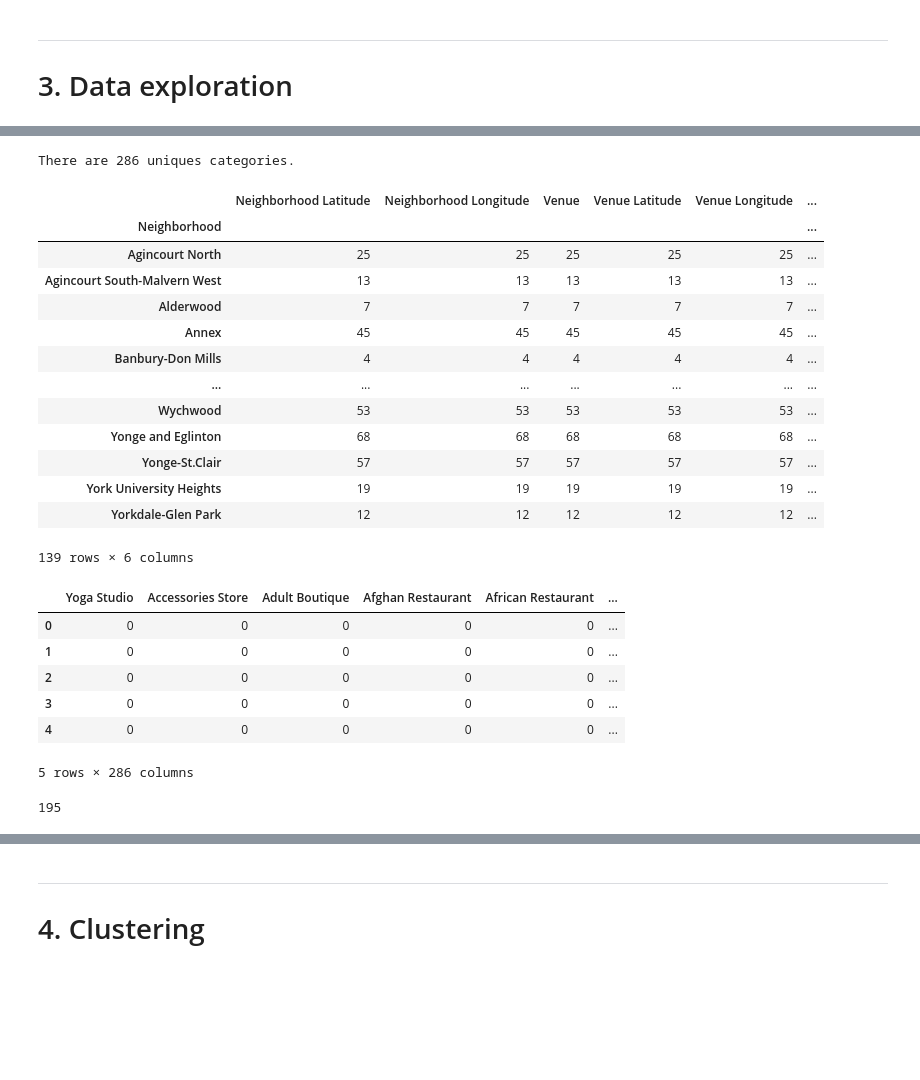
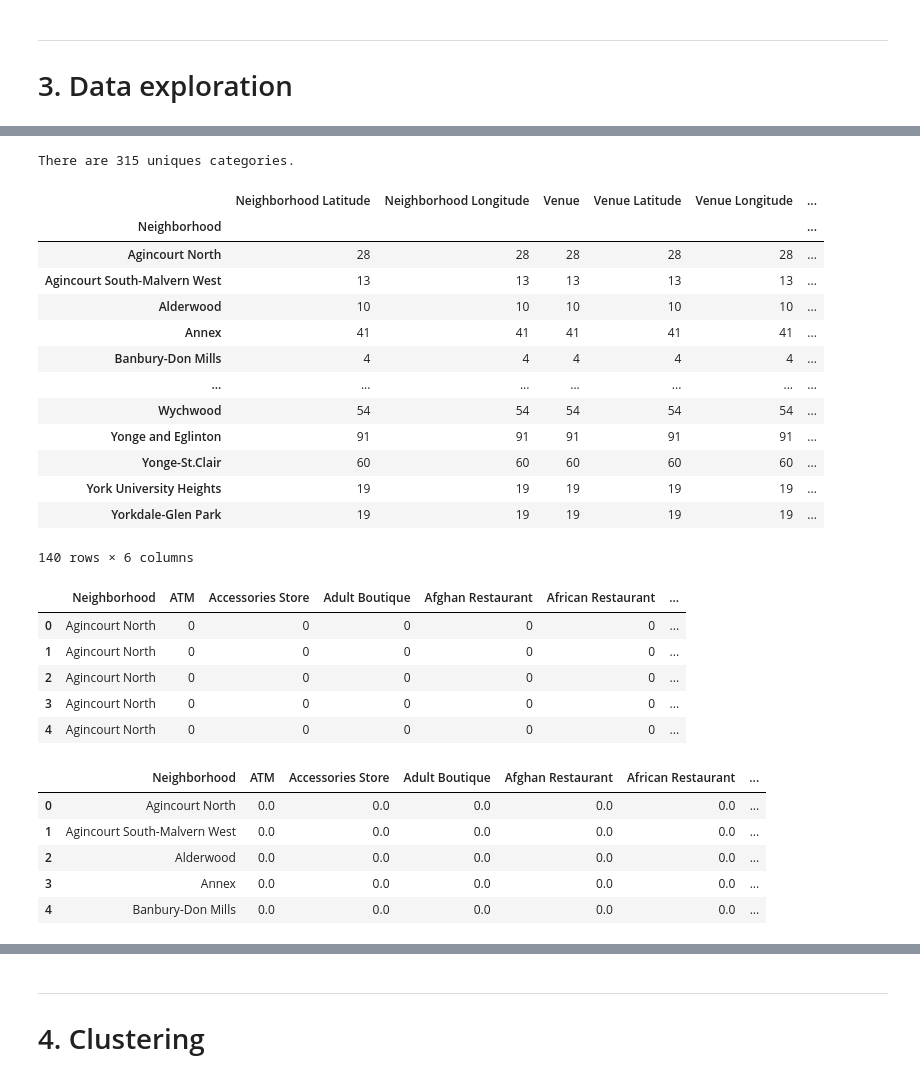
Before and after one commit to franperetti/Coursera_Capstone, a Jupyter notebook: Segmenting and Clustering Neighborhoods in Toronto.ipynb, the cells around one changed output, grey strips where cells are left out. Drawn from its saved outputs; the diff is of its cells as text; code cells hidden in the pictures; blank space fills up the shorter version.

Commit message:
Toronto notebook

```diff
--- a/Segmenting and Clustering Neighborhoods in Toronto.ipynb
+++ b/Segmenting and Clustering Neighborhoods in Toronto.ipynb
@@ -29,11 +28,21 @@ from bs4 import BeautifulSoup
 import ssl
 import re
 import pandas as pd
+pd.set_option('display.max_columns', None )
+# pd.set_option('display.max_rows', None)
+
 import numpy as np
 
 import requests
 import folium
 
+# Matplotlib and associated plotting modules
+import matplotlib.cm as cm
+import matplotlib.colors as colors
+
+# import k-means from clustering stage
+from sklearn.cluster import KMeans
+
 from geopy.geocoders import Nominatim
 # %%
 # Web scraping
@@ -97,6 +106,8 @@ toronto_df.drop ([4,5],  axis = 1, inplace = True)
 toronto_df.columns = ['CDN number','Neighborhood','Borough','Neigh_covered']
 toronto_df.drop_duplicates(inplace = True)
 
+toronto_df.replace('Bridle Path-Sunnybrook-York Mills', 'Bridle Path' , inplace = True)
+
 print(toronto_df.shape)
 toronto_df.head()
 # %% [output]
@@ -115,10 +126,10 @@ Find Coordinates of neighborhoods using GEOPY
 geolocator = Nominatim(user_agent="foursquare_agent")
 
 ll =[]
-for n in toronto_df['Neighbourhood'].to_list():
+for n in toronto_df['Neighborhood'].to_list():
   location = geolocator.geocode(n + ', Toronto, Canada')
 
-  # If there are no results from GEOPY, use first part of the Neighbourhoods names
+  # If there are no results from GEOPY, use first part of the Neighborhoods names
   if location == None:
     location = geolocator.geocode(n.split('-')[0] + ', Toronto, Canada')
 
@@ -137,9 +148,9 @@ for n in toronto_df['Neighbourhood'].to_list():
     if location == None:
       location = geolocator.geocode(n.split('-')[0].split(' ')[1] + ', Toronto, Canada')
 
-   # if nothing has been found so far, Try using the Neighbourhood_covered
+   # if nothing has been found so far, Try using the Neighborhood_covered
   if location == None:
-    location = geolocator.geocode( toronto_df.set_index('Neighbourhood').loc['Clanton Park']['Neigh_covered'] + ', Toronto, Canada')
+    location = geolocator.geocode( toronto_df.set_index('Neighborhood').loc['Clanton Park']['Neigh_covered'] + ', Toronto, Canada')
 
    # if nothing has been found so far, append [Nan, NaN]
   if location == None:
@@ -204,11 +216,11 @@ VERSION = '20180605' # Foursquare API version
 # From Foursquare Lab
 LIMIT = 100
 
-def getNearbyVenues(names, latitudes, longitudes, radius=500):
+def getNearbyVenues(names, latitudes, longitudes, radius=600):
 
     venues_list=[]
     for name, lat, lng in zip(names, latitudes, longitudes):
-        print(name)
+        # print(name)
 
         # create the API request URL
         url = 'https://api.foursquare.com/v2/venues/explore?&client_id={}&client_secret={}&v={}&ll={},{}&radius={}&limit={}'.format(
@@ -263,42 +293,48 @@ toronto_venues.head()
 print('There are {} uniques categories.'.format(len(toronto_venues['Venue Category'].unique())))
 toronto_venues.groupby('Neighborhood').count()
 # %% [output]
-There are 286 uniques categories.
+There are 315 uniques categories.
 |  | Neighborhood Latitude | Neighborhood Longitude | Venue | Venue Latitude | Venue Longitude | ... |
 | Neighborhood |  |  |  |  |  | ... |
-| Agincourt North | 25 | 25 | 25 | 25 | 25 | ... |
+| Agincourt North | 28 | 28 | 28 | 28 | 28 | ... |
 | Agincourt South-Malvern West | 13 | 13 | 13 | 13 | 13 | ... |
-| Alderwood | 7 | 7 | 7 | 7 | 7 | ... |
-| Annex | 45 | 45 | 45 | 45 | 45 | ... |
+| Alderwood | 10 | 10 | 10 | 10 | 10 | ... |
+| Annex | 41 | 41 | 41 | 41 | 41 | ... |
 | Banbury-Don Mills | 4 | 4 | 4 | 4 | 4 | ... |
 | ... | ... | ... | ... | ... | ... | ... |
-| Wychwood | 53 | 53 | 53 | 53 | 53 | ... |
-| Yonge and Eglinton | 68 | 68 | 68 | 68 | 68 | ... |
-| Yonge-St.Clair | 57 | 57 | 57 | 57 | 57 | ... |
+| Wychwood | 54 | 54 | 54 | 54 | 54 | ... |
+| Yonge and Eglinton | 91 | 91 | 91 | 91 | 91 | ... |
+| Yonge-St.Clair | 60 | 60 | 60 | 60 | 60 | ... |
 | York University Heights | 19 | 19 | 19 | 19 | 19 | ... |
-| Yorkdale-Glen Park | 12 | 12 | 12 | 12 | 12 | ... |
+| Yorkdale-Glen Park | 19 | 19 | 19 | 19 | 19 | ... |
-139 rows × 6 columns
+140 rows × 6 columns
 # %%
 # one hot encoding
 toronto_onehot = pd.get_dummies(toronto_venues[['Venue Category']], prefix="", prefix_sep="")
 
 # add neighborhood column back to dataframe
 toronto_onehot['Neighborhood'] = toronto_venues['Neighborhood']
 
 # move neighborhood column to the first column
-fixed_columns = [toronto_onehot.columns[-1]] + list(toronto_onehot.columns[:-1])
+criteria = [False if x == 'Neighborhood' else True for x in toronto_onehot.columns.to_list() ]
+fixed_columns = ['Neighborhood'] + toronto_onehot.columns[criteria].to_list()
 toronto_onehot = toronto_onehot[fixed_columns]
 
 toronto_onehot.head()
 # %% [output]
-|  | Yoga Studio | Accessories Store | Adult Boutique | Afghan Restaurant | African Restaurant | ... |
-| 0 | 0 | 0 | 0 | 0 | 0 | ... |
-| 1 | 0 | 0 | 0 | 0 | 0 | ... |
-| 2 | 0 | 0 | 0 | 0 | 0 | ... |
-| 3 | 0 | 0 | 0 | 0 | 0 | ... |
-| 4 | 0 | 0 | 0 | 0 | 0 | ... |
+|  | Neighborhood | ATM | Accessories Store | Adult Boutique | Afghan Restaurant | African Restaurant | ... |
+| 0 | Agincourt North | 0 | 0 | 0 | 0 | 0 | ... |
+| 1 | Agincourt North | 0 | 0 | 0 | 0 | 0 | ... |
+| 2 | Agincourt North | 0 | 0 | 0 | 0 | 0 | ... |
+| 3 | Agincourt North | 0 | 0 | 0 | 0 | 0 | ... |
+| 4 | Agincourt North | 0 | 0 | 0 | 0 | 0 | ... |
-5 rows × 286 columns
-# %%
-toronto_onehot.columns.to_list().index('Neighborhood')
-# %% [output]
-195
+# %%
+toronto_grouped = toronto_onehot.groupby('Neighborhood').mean().reset_index()
+toronto_grouped.head()
+# %% [output]
+|  | Neighborhood | ATM | Accessories Store | Adult Boutique | Afghan Restaurant | African Restaurant | ... |
+| 0 | Agincourt North | 0.0 | 0.0 | 0.0 | 0.0 | 0.0 | ... |
+| 1 | Agincourt South-Malvern West | 0.0 | 0.0 | 0.0 | 0.0 | 0.0 | ... |
+| 2 | Alderwood | 0.0 | 0.0 | 0.0 | 0.0 | 0.0 | ... |
+| 3 | Annex | 0.0 | 0.0 | 0.0 | 0.0 | 0.0 | ... |
+| 4 | Banbury-Don Mills | 0.0 | 0.0 | 0.0 | 0.0 | 0.0 | ... |
```
Also changed, not shown: parts of 11 cells of this notebook, 1 other file.
